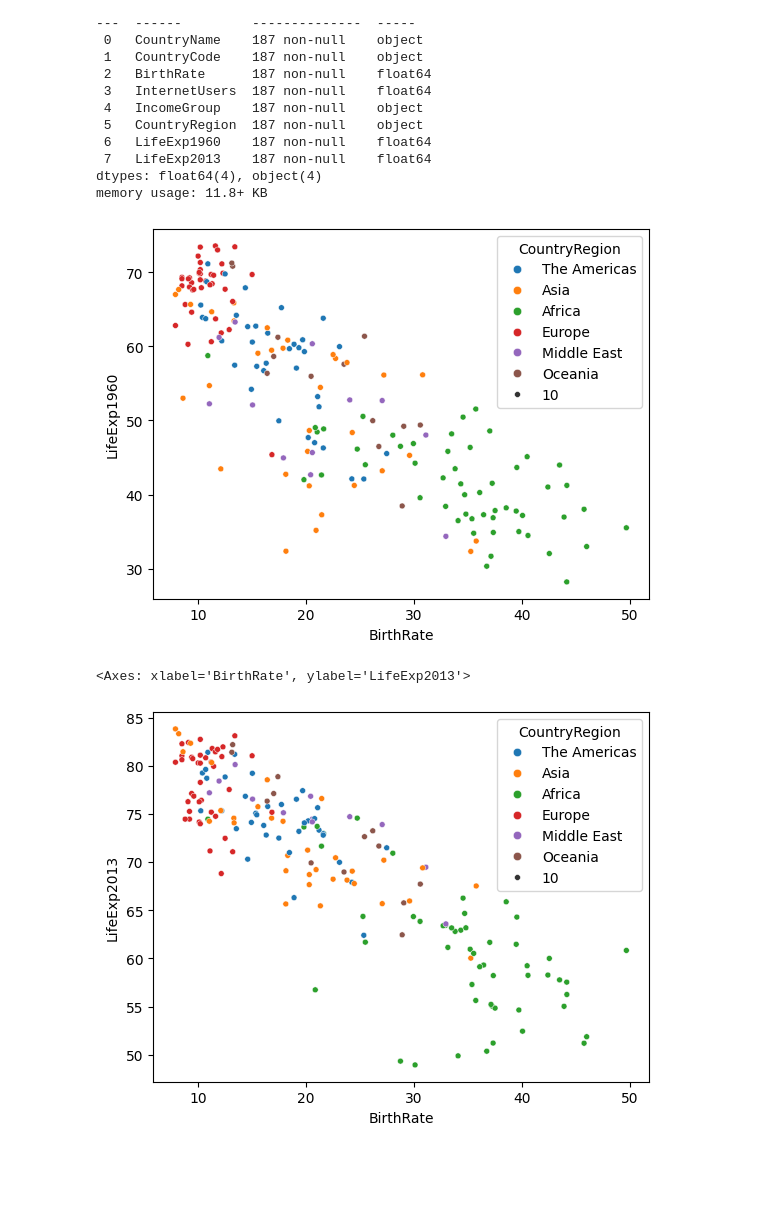
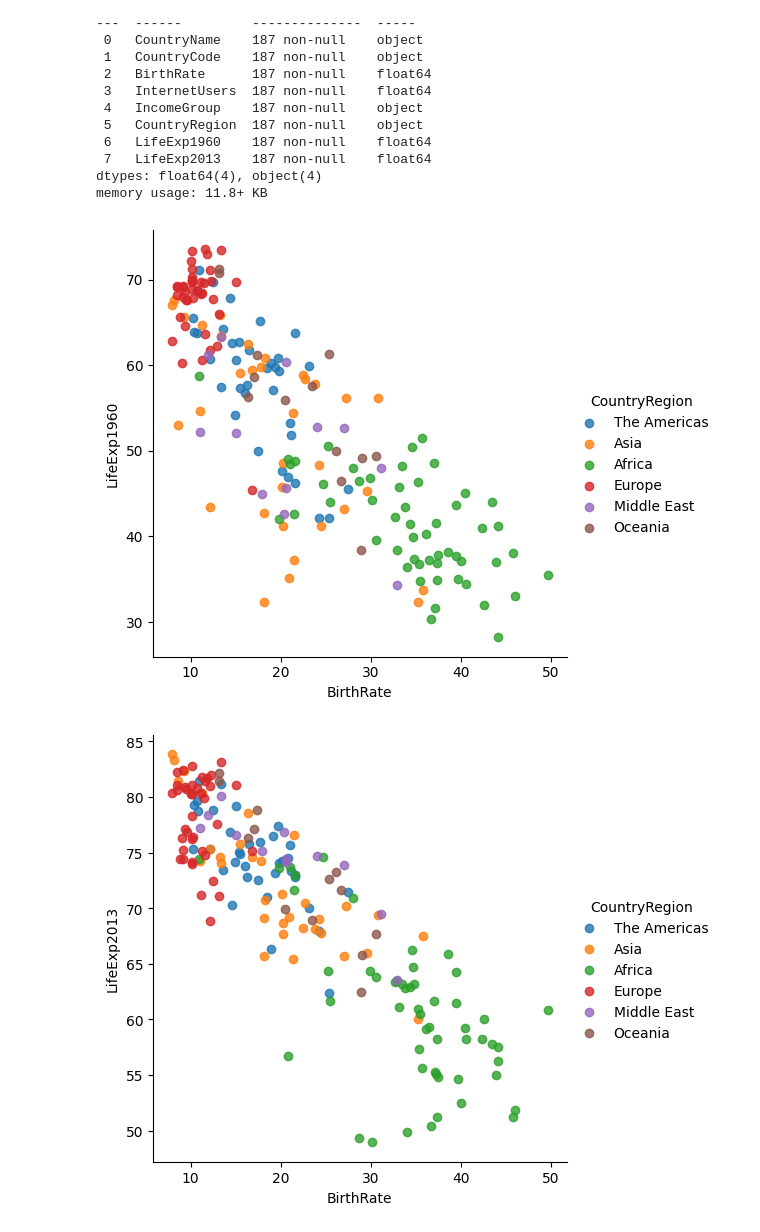
Before and after one commit to akannih/WorldDemographyTrend_Analysis, a Jupyter notebook: WorldDemohraphyTrend_Analysis.ipynb, the cells around one changed output. Cells and saved outputs as stored; diff of their text form; code cells hidden in the pictures; blank space fills up the shorter version.

```diff
--- a/WorldDemohraphyTrend_Analysis.ipynb
+++ b/WorldDemohraphyTrend_Analysis.ipynb
@@ -261,12 +261,11 @@ dtypes: float64(4), object(4)
 memory usage: 11.8+ KB
 # %%
 # Plot the BirthRate versus LifeExpectancy cathegorized by Country Region in 1960
-vis3 = sns.scatterplot( data = merged_data, x = 'BirthRate', y = 'LifeExp1960', hue = 'CountryRegion', size = 10 )
+vis3 = sns.lmplot( data = merged_data, x = 'BirthRate', y = 'LifeExp1960', fit_reg= False, hue = 'CountryRegion' )
 # %% [output]
-[figure, old version]
+[figure, new version]
 # %%
 # Plot the BirthRate versus LifeExpectancy cathegorized by Country Region in 2013
-sns.scatterplot(data = merged_data, x = 'BirthRate', y= 'LifeExp2013', hue = 'CountryRegion', size = 10)
+vis4 = sns.lmplot(data = merged_data, x = 'BirthRate', y= 'LifeExp2013', fit_reg= False, hue = 'CountryRegion')
 # %% [output]
-<Axes: xlabel='BirthRate', ylabel='LifeExp2013'>
-[figure, old version]
+[figure, new version]
```
